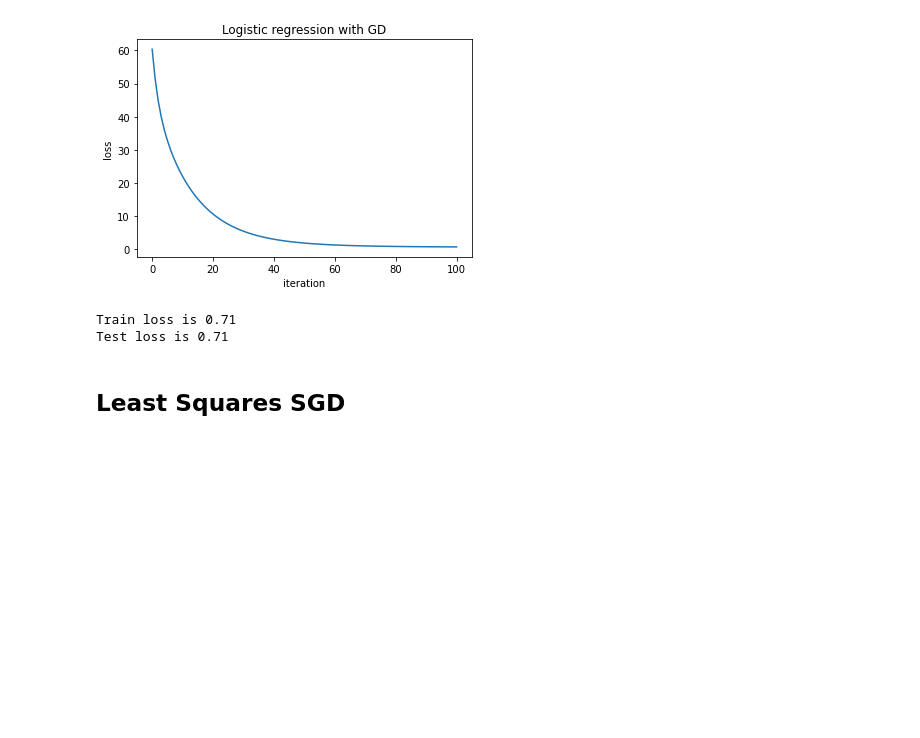
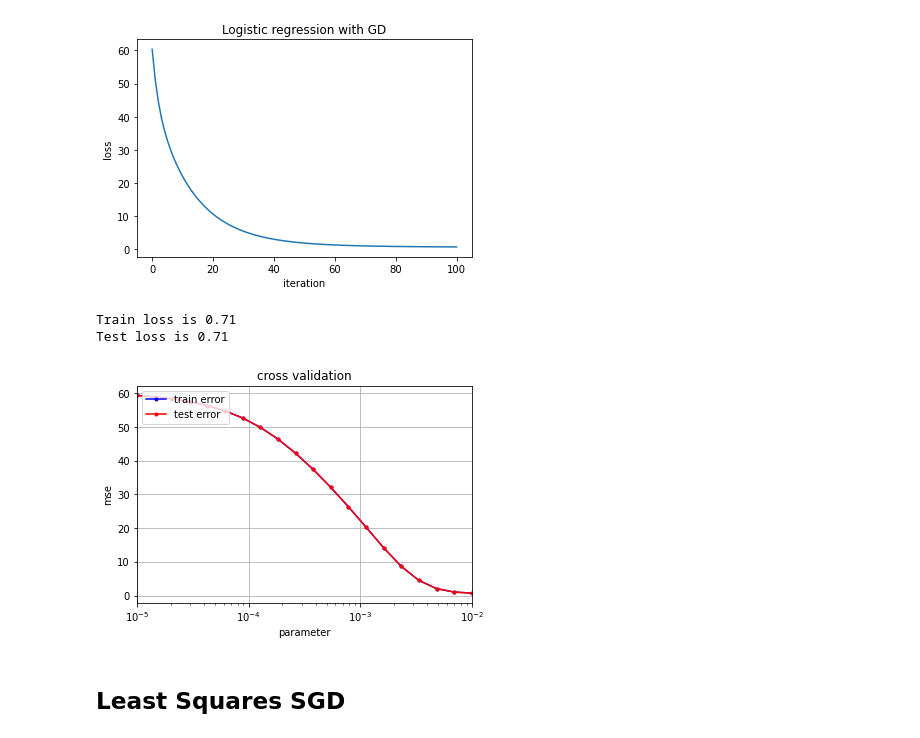
Before and after one commit to SonyaBlinova/ml-project-1-SES, a Jupyter notebook: project1.ipynb, the cells around one changed output. Saved outputs shown, nothing was run; the diff lists cells and outputs as text; code cells hidden in the pictures; blank space fills up the shorter version.

Commit message:
Cross validation for GD and SGD

```diff
--- a/project1.ipynb
+++ b/project1.ipynb
@@ -50,6 +47,38 @@ print("Test loss is {:.2f}".format(test_loss))
 [figure]
 Train loss is 0.71
 Test loss is 0.71
+# %%
+def cross_validation_demo():
+    seed = 1
+    degree = 0
+    k_fold = 4
+    bd_left = -5
+    bd_right = -2
+    gammas = np.logspace(bd_left, bd_right, 20)
+    max_iters = 100
+    initial_w = np.ones((x_train.shape[1]))
+    # split data in k fold
+    k_indices = build_k_indices(y, k_fold, seed)
+    # define lists to store the loss of training data and test data
+    rmse_tr = []
+    rmse_te = []
+
+    # cross validation
+    for gamma in gammas:
+        loss_train = []
+        loss_test = []
+        for k in range(k_fold):
+            loss_tr, loss_te = cross_validation(type_='GD', y=y, x=tx, k_indices=k_indices, k=k, gamma = gamma, initial_w = initial_w, max_iters = max_iters, degree=0)
+            loss_train.append(loss_tr)
+            loss_test.append(loss_te)
+        rmse_tr.append(np.mean(loss_train))
+        rmse_te.append(np.mean(loss_test))
+
+    cross_validation_visualization(gammas, rmse_tr, rmse_te, bd_left, bd_right)
+
+cross_validation_demo()
+# %% [output]
+[figure, added]
 # %% [markdown]
 ## Least Squares SGD
 # %%
```
Also changed, not shown: parts of 4 cells of this notebook, 1 other file.
